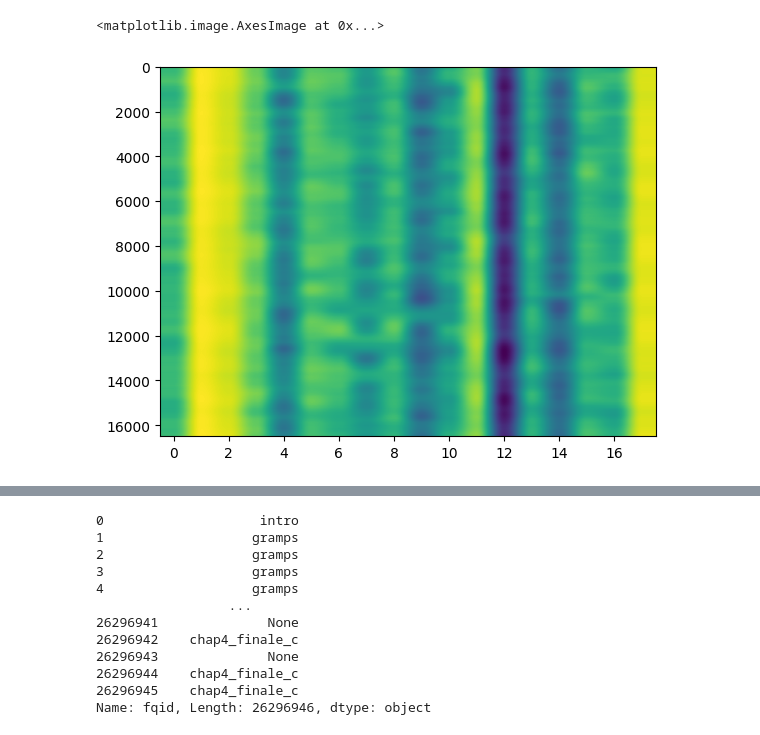
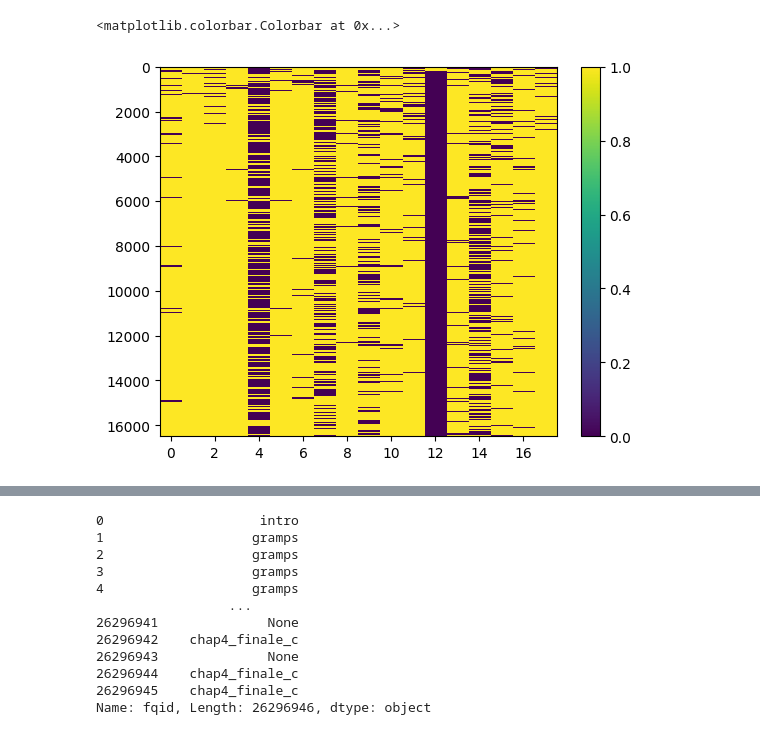
Before and after one commit to hoeen/student-gameplay-prediction, a Jupyter notebook: notebooks/magic_bingo_PCA.ipynb, the cells around one changed output, grey strips where cells are left out. Saved outputs shown, nothing was run; the diff lists cells and outputs as text; code cells hidden in the pictures.

```diff
--- a/notebooks/magic_bingo_PCA.ipynb
+++ b/notebooks/magic_bingo_PCA.ipynb
@@ -31,6 +67,7 @@ INPUT_PATH = '../data/raw/input/'
 # %%
-preds = np.load('../models/lstm_preds.npy')
-plt.imshow(preds, aspect='auto')
+preds = np.load('../models/dnn_preds.npy')
+plt.imshow(np.where(preds >= 0.5, 1, 0), aspect='auto', interpolation='none')
+plt.colorbar()
 # %% [output]
-<matplotlib.image.AxesImage at 0x...>
+<matplotlib.colorbar.Colorbar at 0x...>
-[figure, old version]
+[figure, new version]
```
Also changed, not shown: parts of 4 cells of this notebook, 11 other files.
